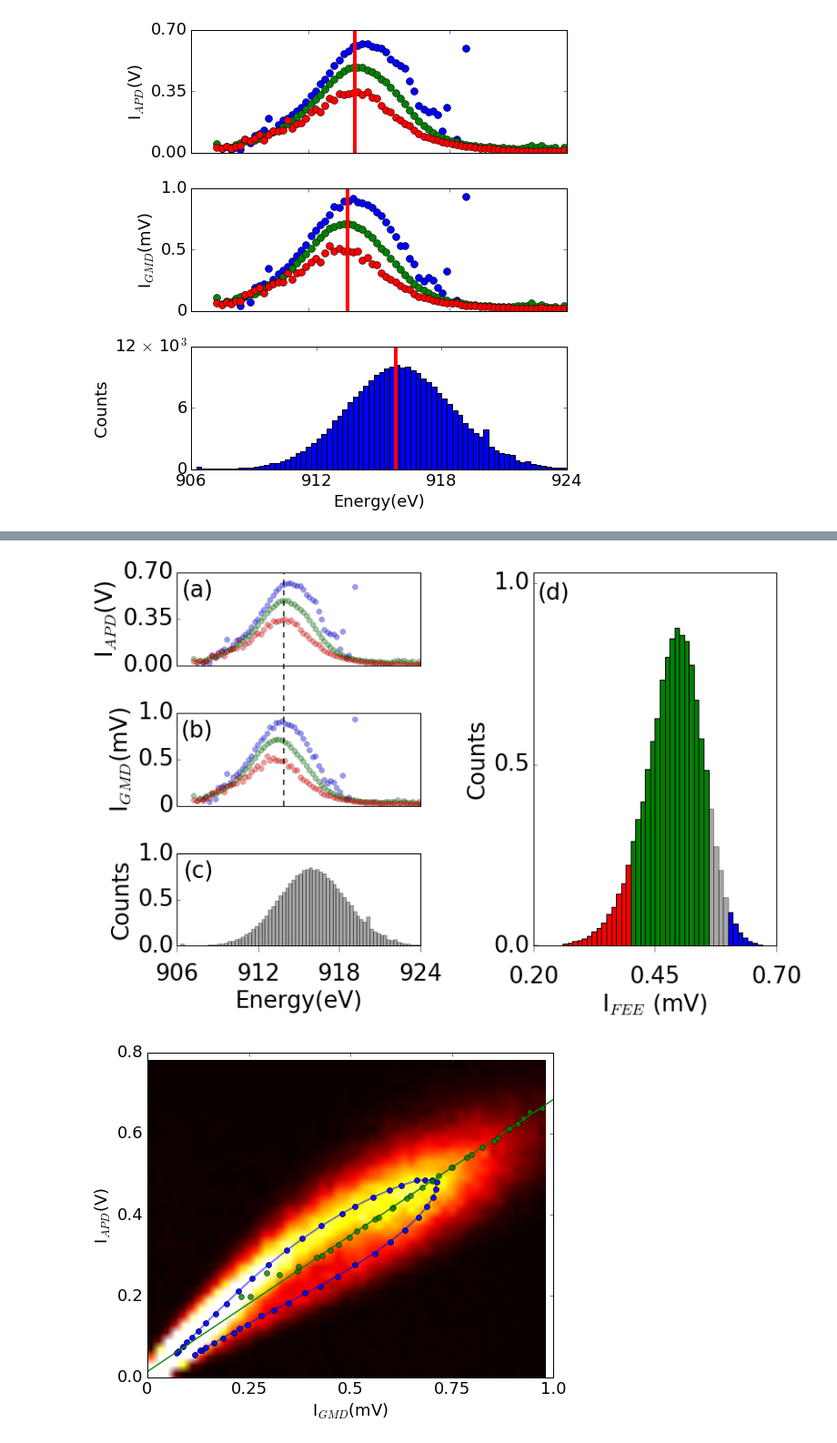
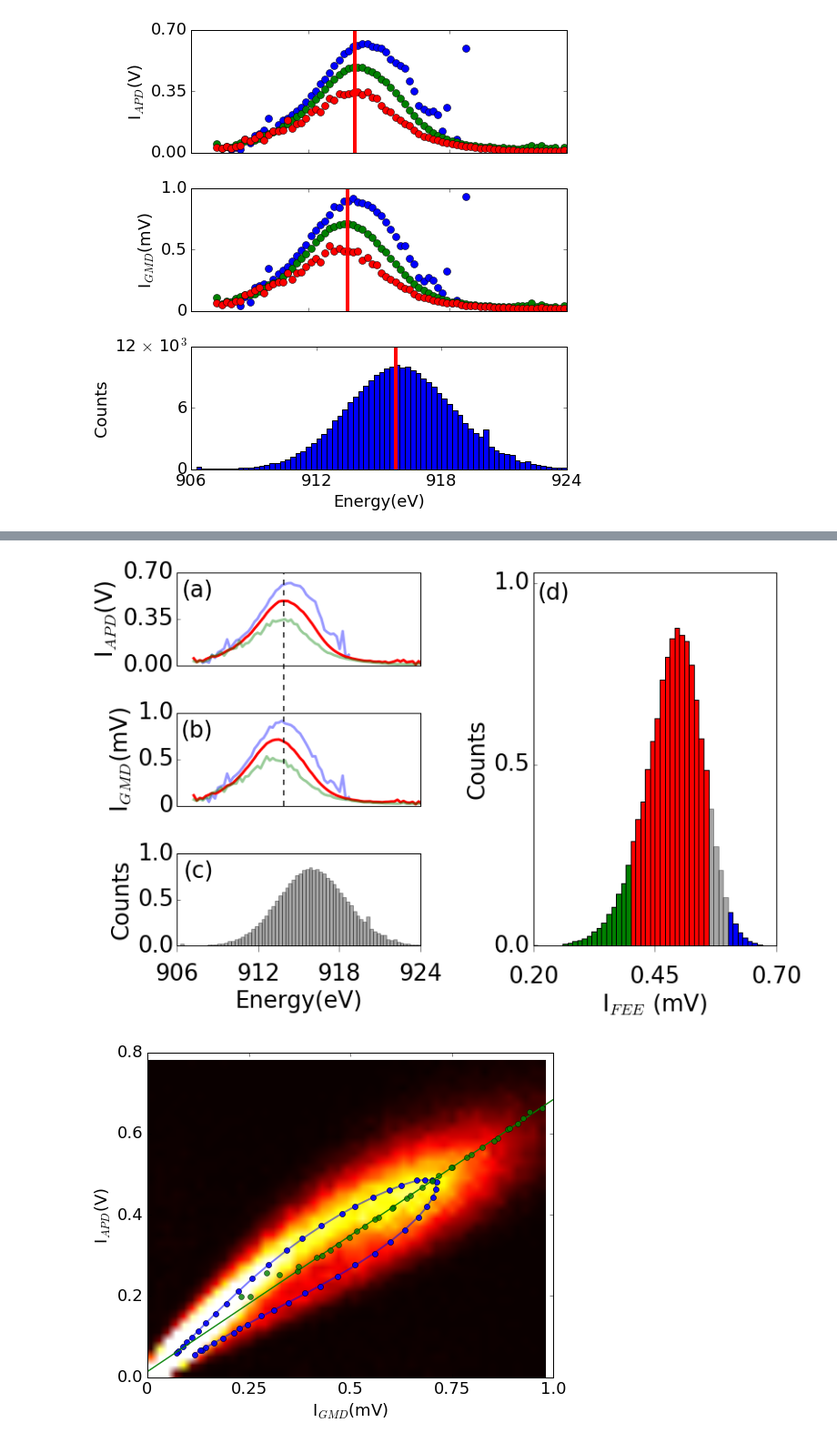
Before and after one commit to sioan/softXRayDataAndControls, a Jupyter notebook: experimentSpecificFiles/sxri0414/for_pub/regression_approach_run60.ipynb, the cells around one changed output, grey strips where cells are left out. Shown at 91% size. Saved outputs shown, nothing was run; the diff lists cells and outputs as text; code cells hidden in the pictures.

```diff
--- a/experimentSpecificFiles/sxri0414/for_pub/regression_approach_run60.ipynb
+++ b/experimentSpecificFiles/sxri0414/for_pub/regression_approach_run60.ipynb
@@ -22,8 +22,8 @@ import scipy.ndimage
 from mpl_toolkits.axes_grid1 import make_axes_locatable
 # %%
 #default plot setting
-mpl.rcParams['axes.prop_cycle'] = cycler(color='bgrcmyk')
-#mpl.rcParams['figure.figsize'] = (8,8)
+mpl.rcParams['axes.prop_cycle'] = cycler(color='brgcmyk')
+mpl.rcParams['figure.figsize'] = (8,8)
 plt.rcParams['image.cmap'] = 'magma'
 #mpl.rcParams['text.usetex'] = True
 #mpl.rcParams['font.family'] = 'Arial'
@@ -184,0 +191,13 @@ show()
+# %%
+x = my_dict['GMD'][my_mask]
+#y = my_dict['acqiris2/amplitude'][my_mask]
+#sy = my_dict['acqiris2/uncertainty_cov'][my_mask]
+#energy = my_dict['ebeam/photon_energy'][my_mask]
+#fee = my_dict['gas_detector/f_22_ENRC'][my_mask]
+
+y_corrected = y-dot(temp_array[:,2:],beta[2:])-temp_array[:,0]*beta[0]-mean(y)
+f5, axarr5 = plt.subplots(1, sharex=True)
+axarr5.plot(x,y_corrected,'.',alpha=0.006,markersize=6.0)
+axarr5.set_xlim(0.000,0.001205)
+axarr5.set_ylim(min(y_corrected),max(y_corrected))
+show()
@@ -408,16 +433,20 @@ mpl.rcParams['figure.figsize'] = (12,8)
 mpl.rcParams['font.size'] = 26
 mpl.rcParams['legend.fontsize'] = 16
 
+my_style = '-'
+
 #f, axarr = plt.subplots(3, sharex=True)
 axarr = [plt.subplot(321),plt.subplot(323),plt.subplot(325),plt.subplot(122)]
 
+my_alpha  = [0.4,1.0,0.4]
+counter =0
 for i in [[.60,1],[.4,.56],[.0,.4]]:
     IvsFEE_average,I0vsFEE_average,e_bins = make_IvsI0(i[0],i[1],40,50)
     IvsE_moment = mean(nan_to_num(IvsFEE_average*e_bins[:-1]))/mean(nan_to_num(IvsFEE_average))
     I0vsE_moment = mean(nan_to_num(I0vsFEE_average*e_bins[:-1]))/mean(nan_to_num(I0vsFEE_average))
-    axarr[0].plot(e_bins[:-1],IvsFEE_average,'o',markersize=6,alpha = 0.4)
-    axarr[1].plot(e_bins[:-1],I0vsFEE_average,'o',markersize=6,alpha = 0.4)
-
+    axarr[0].plot(e_bins[:-1],IvsFEE_average,my_style,markersize=6,alpha = my_alpha[counter],linewidth=3)
+    axarr[1].plot(e_bins[:-1],I0vsFEE_average,my_style,markersize=6,alpha =  my_alpha[counter],linewidth=3)
+    counter += 1
 energy_start_plot,energy_end_plot = 907,923
 x_label_offset = 0.15
 y_label_offset = 0.925
@@ -475,34 +504,34 @@ f.tight_layout()
 #show()
 
 axarr[3] = plt.subplot(122)
 
 axarr[3].hist(fee,bins=arange(0.2,0.7,0.01),color='k',alpha=0.35)
 axarr[3].set_ylabel("Counts")
 axarr[3].set_xlabel("I$_{FEE}$ (mV)")
 axarr[3].text(x_label_offset, 0.975, "(d)", transform=axarr[3].transAxes,fontsize=26, fontweight='normal', va='top', ha='right')
 axarr[3].set_ylim(0,14400)
 axarr[3].set_yticks(arange(0,14400,7000))
 axarr[3].set_yticklabels(["0.0","0.5", "1.0"])
 axarr[3].set_xlim(0.2,0.7)
 axarr[3].set_xticks(arange(0.2,0.71,0.25))
 axarr[3].set_xticklabels(["0.20","0.45","0.70"])
 axarr[3].tick_params(axis='x', pad=15,direction = 'out',length=7)
 axarr[3].yaxis.set_ticks_position('left')
 axarr[3].xaxis.set_ticks_position('bottom')
 
 for i in [[.60,1],[.4,.56],[.0,.4]]:
     color_fee_mask = fee > i[0]
     color_fee_mask *= fee < i[1]
     axarr[3].hist(fee[color_fee_mask],bins=arange(0.2,0.7,0.01),alpha=1)
 
 tight_layout()
 show()
 
 mpl.rcParams['figure.figsize'] = (8,8)
 mpl.rcParams['font.size'] = 18
 mpl.rcParams['legend.fontsize'] = 10
 # %% [output]
-[figure, old version]
+[figure, new version]
 # %%
 def gaussian(x, x0,sigma,a):
 
```
Also changed, not shown: parts of 6 cells of this notebook.
